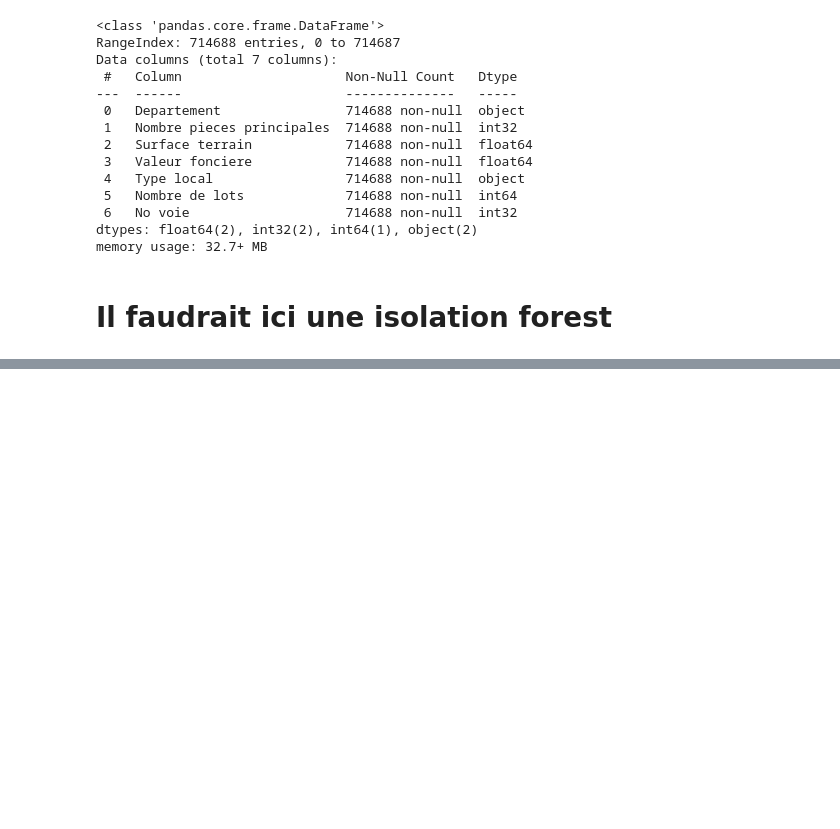
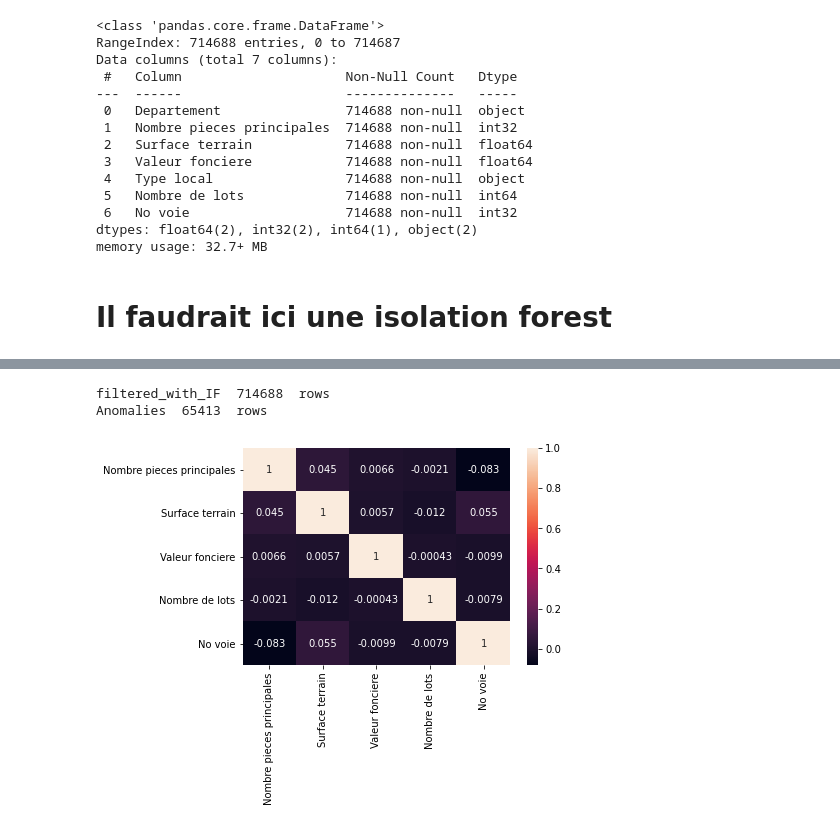
Before and after one commit to Twizzle1997/Immothep, a Jupyter notebook: src/notebook_V2021.ipynb, the cells around one changed output, grey strips where cells are left out. Drawn from its saved outputs; the diff is of its cells as text; code cells hidden in the pictures; blank space fills up the shorter version.

```diff
--- a/src/notebook_V2021.ipynb
+++ b/src/notebook_V2021.ipynb
@@ -220,0 +249,4 @@ array([[<AxesSubplot:title={'center':'Nombre pieces principales'}>]],
+# %%
+# Import du CSV avec le score de l'IF
+filtered_with_IF = pd.read_csv(cr.CURATED_LOCAL_PATH + 'IFScore.csv', usecols=['Nombre pieces principales', 'Surface terrain', 'Valeur fonciere', 'Nombre de lots', 'No voie', 'Type local', 'scores', 'anomaly'])
+filtered_with_IF.head()
@@ -220,0 +260,10 @@ array([[<AxesSubplot:title={'center':'Nombre pieces principales'}>]],
+# %%
+# Vérification du nombre de valeurs
+print("filtered_with_IF ", len(filtered_with_IF), " rows")
+print("Anomalies ", len(filtered_with_IF[filtered_with_IF['anomaly']==-1]), " rows")
+# %% [output]
+filtered_with_IF  714688  rows
+Anomalies  65413  rows
+# %%
+# Suppression des anomalies
+filtered_with_IF = filtered_with_IF[['Nombre pieces principales', 'Surface terrain', 'Valeur fonciere', 'Nombre de lots', 'No voie', 'Type local']][filtered_with_IF["anomaly"] != -1]
@@ -220,0 +272,6 @@ array([[<AxesSubplot:title={'center':'Nombre pieces principales'}>]],
+# %%
+corrMatrix = filtered_with_IF[filtered_with_IF['Type local']=="Maison"].corr()
+sn.heatmap(corrMatrix, annot=True)
+plt.show()
+# %% [output]
+[figure, added]
```
Also changed, not shown: parts of 10 cells of this notebook, 1 other file.
